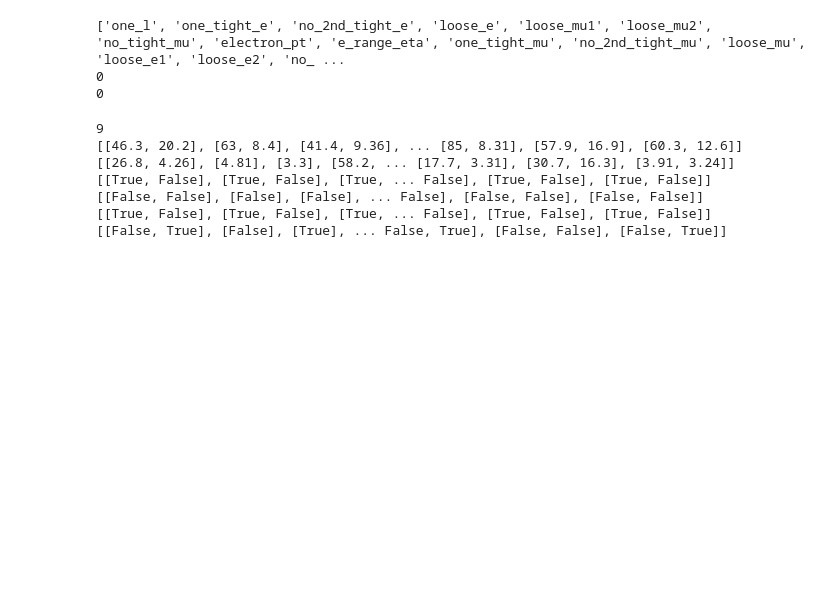
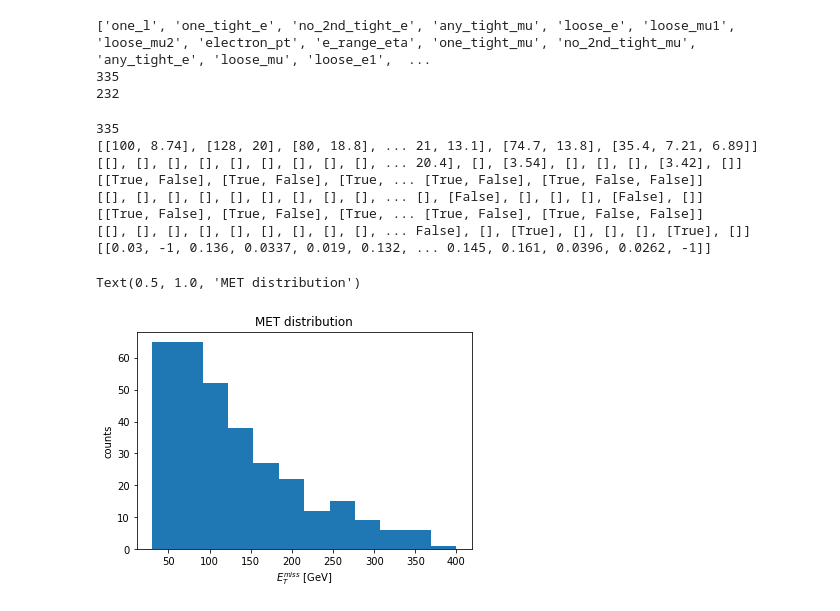
Before and after one commit to rdelliga/coffea, a Jupyter notebook: WPLEPWMHADjj_cuts.ipynb, the cells around one changed output. Drawn from its saved outputs; the diff is of its cells as text; code cells hidden in the pictures; blank space fills up the shorter version.

Commit message:
Added b veto and correected some errors

```diff
--- a/WPLEPWMHADjj_cuts.ipynb
+++ b/WPLEPWMHADjj_cuts.ipynb
@@ -20,8 +20,7 @@ import math
 import numpy as np
 
 #File to read
-fname='WPLEPWMHADjj_4f_EWK_UL2018-NANOAODSIMv9.root'
-
+fname='WPLEPWMHADjj_4f_EWK_UL2018-NANOAODSIMv9/Combined1.root'
 #Define the events
 old_events = NanoEventsFactory.from_root(
     fname,
@@ -43,16 +42,17 @@ from coffea.analysis_tools import PackedSelection
 
 selection = PackedSelection()
 
-#At least one lepton (boosted)
-selection.add("one_l", ak.num(old_events.Electron)+ak.num(old_events.Muon)>=1 )
+#At least one lepton
+selection.add("one_l", (ak.num(old_events.Electron)+ak.num(old_events.Muon))>=1)
 
 #Electron signal region
 selection.add("one_tight_e", ak.mask(old_events.Electron, ak.num(old_events.Electron) > 1)[:, 0].mvaFall17V2Iso_WP90 == (3>2))
 selection.add("no_2nd_tight_e", ak.mask(old_events.Electron, ak.num(old_events.Electron) > 1)[:, 1].mvaFall17V2Iso_WP90 == (3==2))
+#The following three cuts work in inverse logic, when you require the selection later you must take false
+selection.add("any_tight_mu", ak.any(old_events.Muon.tightId == (3>2), axis=1))
 selection.add("loose_e", (ak.mask(old_events.Electron, ak.num(old_events.Electron) > 1)[:, 1].mvaFall17V2Iso_WPL == (3>2)) & (ak.mask(old_events.Electron, ak.num(old_events.Electron) > 1)[:, 1].pt >10))
 selection.add("loose_mu1", (ak.mask(old_events.Muon, ak.num(old_events.Muon) > 1)[:, 0].looseId == (3>2)) & (ak.mask(old_events.Muon, ak.num(old_events.Muon) > 1)[:, 0].pt >10))
 selection.add("loose_mu2", (ak.mask(old_events.Muon, ak.num(old_events.Muon) > 1)[:, 1].looseId == (3>2)) & (ak.mask(old_events.Muon, ak.num(old_events.Muon) > 1)[:, 1].pt >10))
-selection.add("no_tight_mu", ak.any(old_events.Muon.tightId == (3==2), axis=1))
 selection.add(
     "electron_pt",
     ak.any(old_events.Electron.pt >= 35.0, axis=1)
@@ -63,12 +63,13 @@ selection.add(
 )
 
 #Muon signal region (boosted)
-selection.add("one_tight_mu", ak.any(old_events.Muon.tightId == (3>2), axis=1))
+selection.add("one_tight_mu", ak.mask(old_events.Muon, ak.num(old_events.Muon) > 1)[:, 0].tightId == (3>2))
 selection.add("no_2nd_tight_mu", ak.mask(old_events.Muon, ak.num(old_events.Muon) > 1)[:, 1].tightId == (3==2))
+#The following three cuts work in inverse logic, when you require the selection later you must take false
+selection.add("any_tight_e", ak.any(old_events.Electron.mvaFall17V2Iso_WP90 == (3>2), axis=1))
 selection.add("loose_mu", (ak.mask(old_events.Muon, ak.num(old_events.Muon) > 1)[:, 1].looseId == (3>2)) & (ak.mask(old_events.Muon, ak.num(old_events.Muon) > 1)[:, 1].pt >10))
 selection.add("loose_e1", (ak.mask(old_events.Electron, ak.num(old_events.Electron) > 1)[:, 0].mvaFall17V2Iso_WPL == (3>2)) & (ak.mask(old_events.Electron, ak.num(old_events.Electron) > 1)[:, 0].pt >10))
 selection.add("loose_e2", (ak.mask(old_events.Electron, ak.num(old_events.Electron) > 1)[:, 1].mvaFall17V2Iso_WPL == (3>2)) & (ak.mask(old_events.Electron, ak.num(old_events.Electron) > 1)[:, 1].pt >10))
-selection.add("no_tight_e", ak.any(old_events.Electron.mvaFall17V2Iso_WP90 == (3==2), axis=1))
 selection.add(
     "muon_Pt",
     ak.any(old_events.Muon.pt >= 30.0, axis=1)
@@ -80,6 +81,10 @@ selection.add(
 
 #Puppy met cut
 selection.add("lead_pMET", old_events.PuppiMET.pt>30)
+
+#b Veto
+selection.add("b_veto", ak.all(old_events.Jet.btagDeepB<=0.84, axis=1))
+#selection.add("b_veto", ak.all(old_events.Jet.btagCSVV2<=0.81, axis=1))
 
 #VBS jets (looking for the max invariant mass pair)
 # Get all combinations of jet pairs in every event
@@ -124,7 +129,7 @@ selection.add(
     ak.all(2*old_events.Muon.pt*old_events.MET.pt*(1-np.cos(old_events.Muon.phi-old_events.MET.phi))<185**2, axis=1)
 )
 
-#Invariant mass of the W boson decaying hadronically
+#Invariant mass of the W boson decaying hadronically, use softdropmass
 selection.add(
     "W_mass_fatjet",
     ak.all((old_events.FatJet.msoftdrop>70) & (old_events.FatJet.msoftdrop<115), axis=1)
@@ -133,19 +138,20 @@ selection.add(
 print(selection.names)
 
 #Electron mask
-ev_mask_e = selection.require(one_l=True, one_tight_e=True, no_2nd_tight_e=True, loose_e=False, loose_mu1=False, loose_mu2=False,  no_tight_mu=True, electron_pt=True, e_range_eta=True, lead_pMET=True, lead_VBS_ljet=True, lead_VBS_tjet=True, lead_VBS_mass=True, lead_VBS_eta=True, one_fatjet=True, two_jet=True, W_Tmass_e=True, W_mass_fatjet=True)
+#one_l=True, one_tight_e=True, no_2nd_tight_e=True, loose_e=False, loose_mu1=False, loose_mu2=False,  no_tight_mu=True, electron_pt=True, e_range_eta=True, lead_pMET=True, lead_VBS_ljet=True, lead_VBS_tjet=True, lead_VBS_mass=True, lead_VBS_eta=True, one_fatjet=True, two_jet=True, W_Tmass_e=True, W_mass_fatjet=True
+ev_mask_e = selection.require(one_l=True, one_tight_e=True, no_2nd_tight_e=True, loose_e=False, loose_mu1=False, loose_mu2=False,  any_tight_mu=False, electron_pt=True, e_range_eta=True, lead_pMET=True, b_veto=True, lead_VBS_ljet=True, lead_VBS_tjet=True, lead_VBS_mass=True, lead_VBS_eta=True, one_fatjet=True, two_jet=True, W_Tmass_e=True, W_mass_fatjet=True)
 print(ev_mask_e.sum())
 
 #Muon mask
-ev_mask_mu = selection.require(one_l=True, one_tight_mu=True, no_2nd_tight_mu=True, loose_mu=False, loose_e1=False, loose_e2=False, no_tight_e=True,electron_pt=True, e_range_eta=True, lead_pMET=True, lead_VBS_ljet=True, lead_VBS_tjet=True, lead_VBS_mass=True, lead_VBS_eta=True, one_fatjet=True, two_jet=True, W_Tmass_mu=True, W_mass_fatjet=True)
+ev_mask_mu = selection.require(one_l=True, one_tight_mu=True, no_2nd_tight_mu=True, loose_mu=False, loose_e1=False, loose_e2=False, any_tight_e=False, muon_Pt=True, mu_range_eta=True, lead_pMET=True, b_veto=True, lead_VBS_ljet=True, lead_VBS_tjet=True, lead_VBS_mass=True, lead_VBS_eta=True, one_fatjet=True, two_jet=True, W_Tmass_mu=True, W_mass_fatjet=True)
 print(ev_mask_mu.sum())
 
-#Apply the cuts on the events with the mask (chose eeither electron or muon signal region)
+#Apply the cuts on the events with the mask (chose either electron or muon signal region)
 events=old_events[ev_mask_e]
 # %% [output]
-['one_l', 'one_tight_e', 'no_2nd_tight_e', 'loose_e', 'loose_mu1', 'loose_mu2', 'no_tight_mu', 'electron_pt', 'e_range_eta', 'one_tight_mu', 'no_2nd_tight_mu', 'loose_mu', 'loose_e1', 'loose_e2', 'no_ ...
-0
-0
+['one_l', 'one_tight_e', 'no_2nd_tight_e', 'any_tight_mu', 'loose_e', 'loose_mu1', 'loose_mu2', 'electron_pt', 'e_range_eta', 'one_tight_mu', 'no_2nd_tight_mu', 'any_tight_e', 'loose_mu', 'loose_e1',  ...
+335
+232
 # %%
 #Just a check
 print(ak.size(events.Electron, axis=0))
@@ -155,15 +161,17 @@ print(events.Electron.mvaFall17V2Iso_WP90)
 print(events.Muon.tightId)
 print(events.Electron.mvaFall17V2Iso_WPL)
 print(events.Muon.looseId)
-#plt.hist(ak.flatten(events.Electron.pt), bins=100, range=[0,100], label="$p_{T}^{e}$ [GeV]")
+print(events.Jet.btagDeepB)
+#print(events.Jet.btagCSVV2)
 # %% [output]
-9
-[[46.3, 20.2], [63, 8.4], [41.4, 9.36], ... [85, 8.31], [57.9, 16.9], [60.3, 12.6]]
-[[26.8, 4.26], [4.81], [3.3], [58.2, ... [17.7, 3.31], [30.7, 16.3], [3.91, 3.24]]
-[[True, False], [True, False], [True, ... False], [True, False], [True, False]]
-[[False, False], [False], [False], ... False], [False, False], [False, False]]
-[[True, False], [True, False], [True, ... False], [True, False], [True, False]]
-[[False, True], [False], [True], ... False, True], [False, False], [False, True]]
+335
+[[100, 8.74], [128, 20], [80, 18.8], ... 21, 13.1], [74.7, 13.8], [35.4, 7.21, 6.89]]
+[[], [], [], [], [], [], [], [], [], ... 20.4], [], [3.54], [], [], [], [3.42], []]
+[[True, False], [True, False], [True, ... [True, False], [True, False, False]]
+[[], [], [], [], [], [], [], [], [], ... [], [False], [], [], [], [False], []]
+[[True, False], [True, False], [True, ... [True, False], [True, False, False]]
+[[], [], [], [], [], [], [], [], [], ... False], [], [True], [], [], [], [True], []]
+[[0.03, -1, 0.136, 0.0337, 0.019, 0.132, ... 0.145, 0.161, 0.0396, 0.0262, -1]]
 # %%
 #Define the fiducial region
 
@@ -234,0 +243,8 @@ jets, fj = ak.unzip(jets_fatjets)
+# %%
+plt.hist(events.MET.pt, bins=12, range=[30,400], label="$E_{T}^{miss}$ [GeV]")
+plt.xlabel("$E_{T}^{miss}$ [GeV]")
+plt.ylabel("counts")
+plt.title("MET distribution")
+# %% [output]
+Text(0.5, 1.0, 'MET distribution')
+[figure, added]
```
Also changed, not shown: parts of 13 cells of this notebook, 1 other file.
